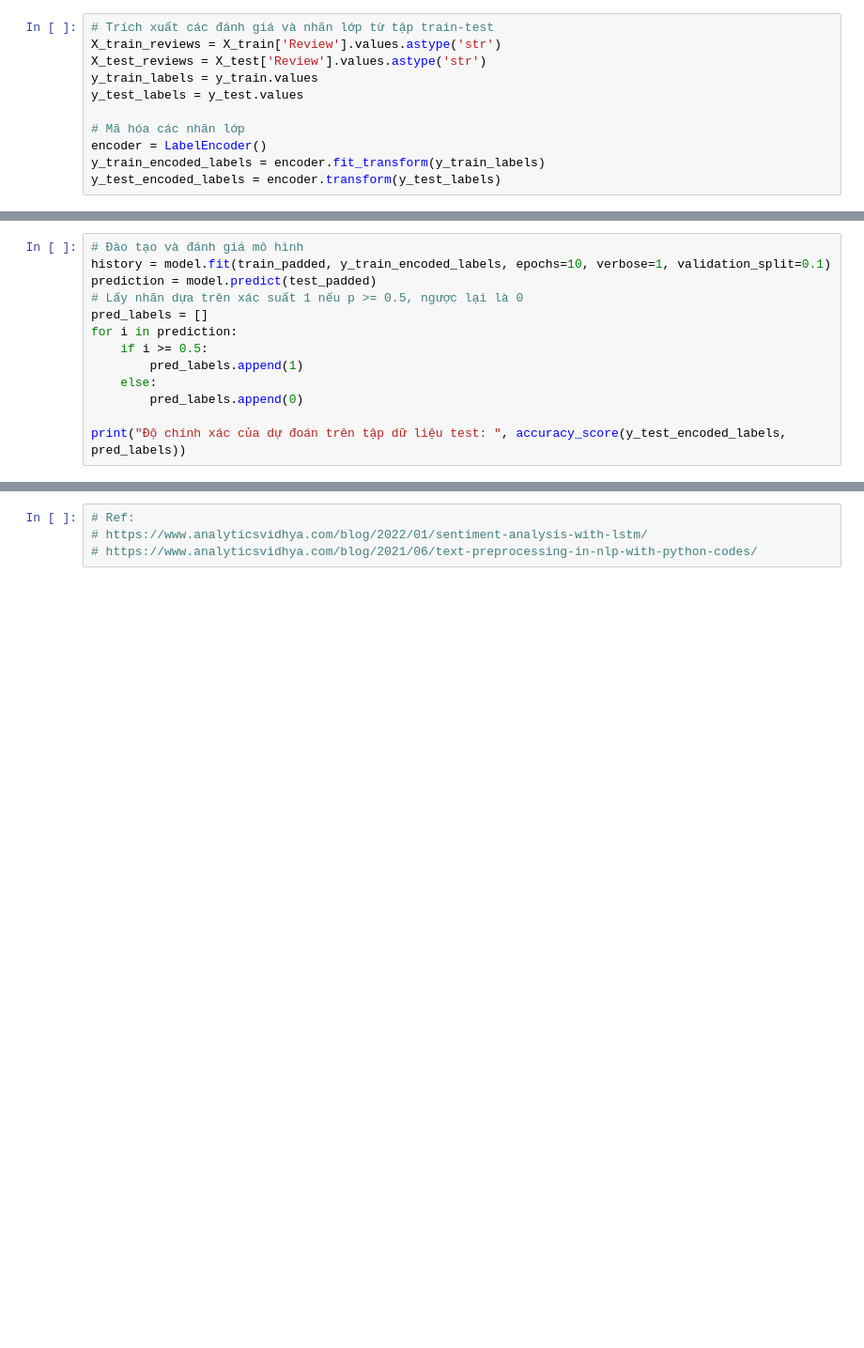
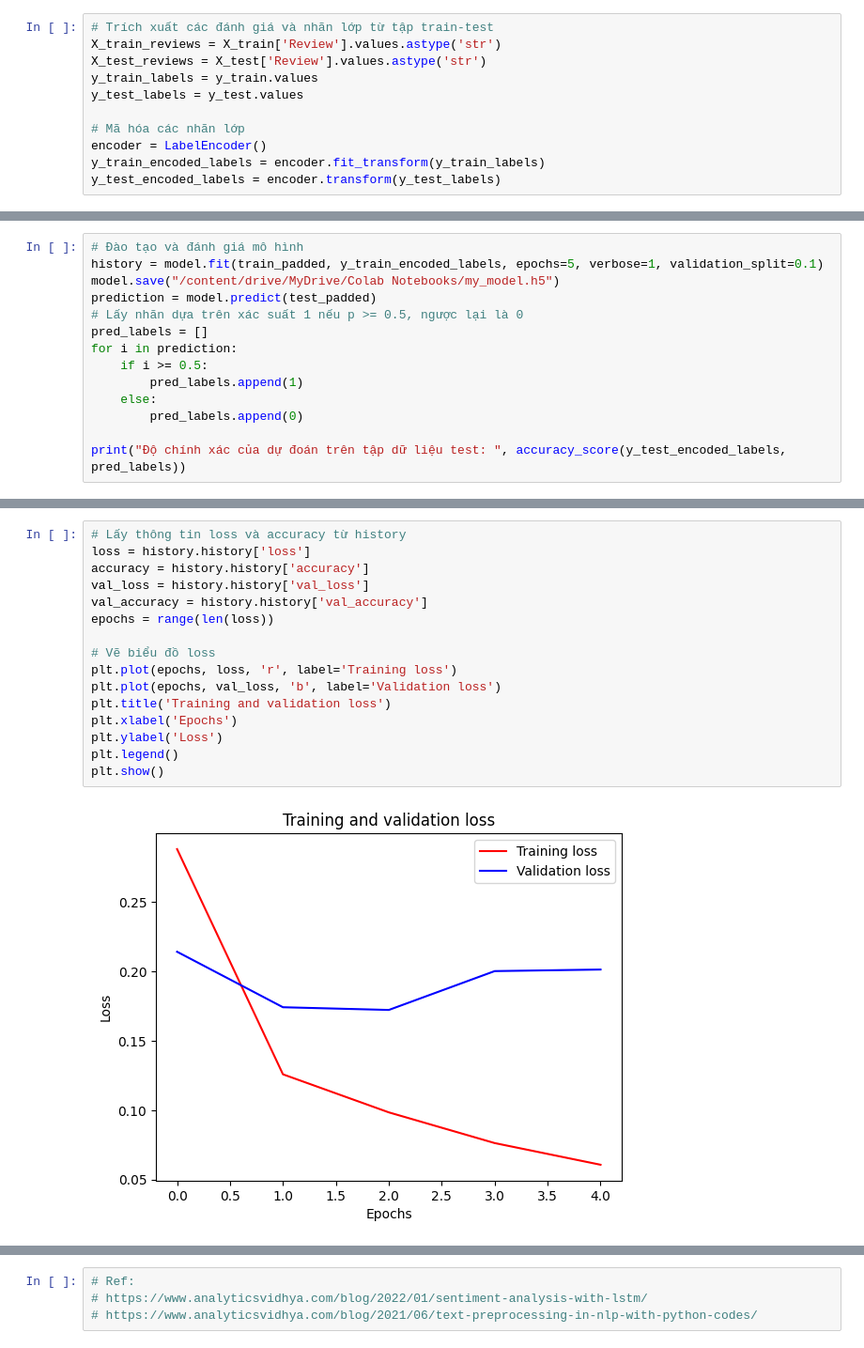
Before and after one commit to ducnguyen2133/NLP_project, a Jupyter notebook: NLP_project.ipynb, the cells around one changed output, grey strips where cells are left out. Shown at 94% size. Saved outputs shown, nothing was run; the diff lists cells and outputs as text; blank space fills up the shorter version.

```diff
--- a/NLP_project.ipynb
+++ b/NLP_project.ipynb
@@ -448,7 +453,8 @@ Non-trainable params: 0 (0.00 Byte)
 _________________________________________________________________
 # %%
 # Đào tạo và đánh giá mô hình
-history = model.fit(train_padded, y_train_encoded_labels, epochs=10, verbose=1, validation_split=0.1)
+history = model.fit(train_padded, y_train_encoded_labels, epochs=5, verbose=1, validation_split=0.1)
+model.save("/content/drive/MyDrive/Colab Notebooks/my_model.h5")
 prediction = model.predict(test_padded)
 # Lấy nhãn dựa trên xác suất 1 nếu p >= 0.5, ngược lại là 0
 pred_labels = []
@@ -479,0 +487,18 @@ Epoch 10/10
+# %%
+# Lấy thông tin loss và accuracy từ history
+loss = history.history['loss']
+accuracy = history.history['accuracy']
+val_loss = history.history['val_loss']
+val_accuracy = history.history['val_accuracy']
+epochs = range(len(loss))
+
+# Vẽ biểu đồ loss
+plt.plot(epochs, loss, 'r', label='Training loss')
+plt.plot(epochs, val_loss, 'b', label='Validation loss')
+plt.title('Training and validation loss')
+plt.xlabel('Epochs')
+plt.ylabel('Loss')
+plt.legend()
+plt.show()
+# %% [output]
+[figure, added]
```
Also changed, not shown: parts of 14 cells of this notebook.
